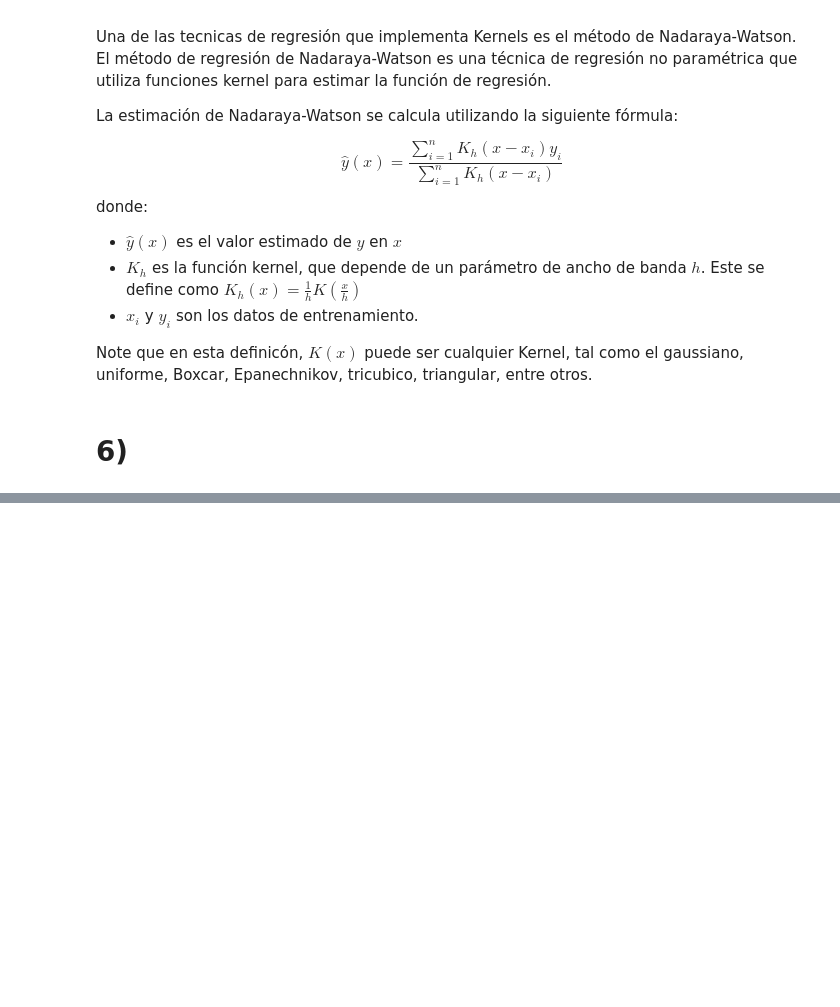
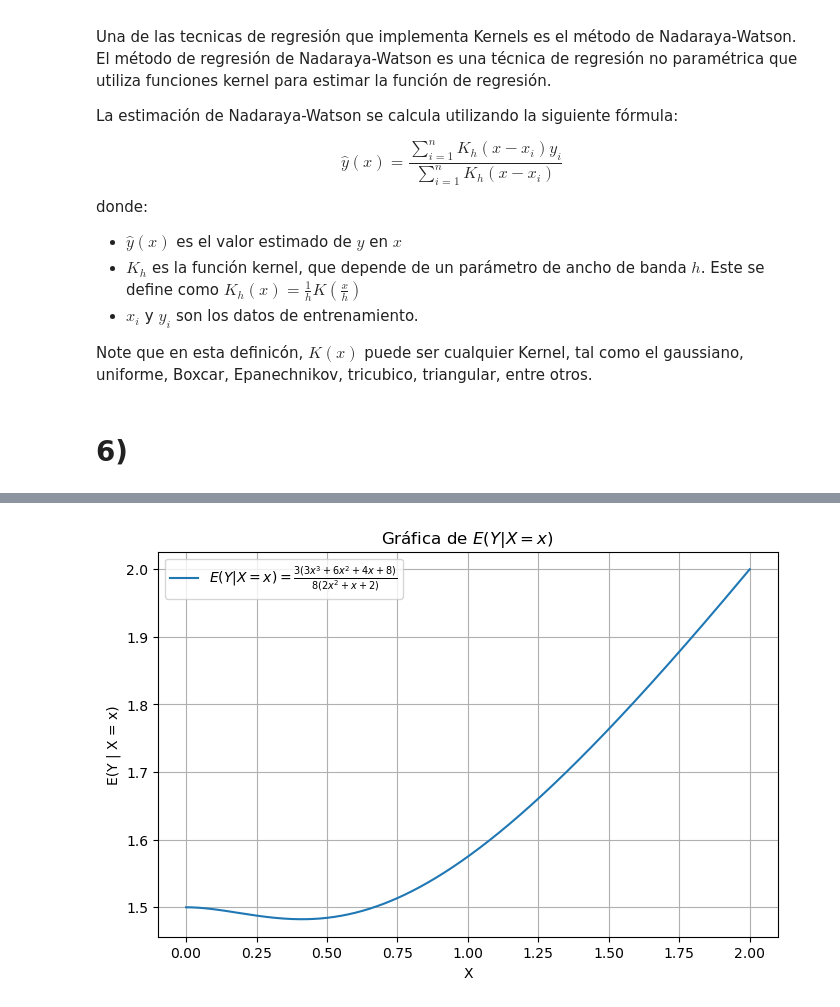
Before and after one commit to scarmonae/ENP_taller_2, a Jupyter notebook: ENP_taller_2_sce.ipynb, the cells around one changed output, grey strips where cells are left out. Cells and saved outputs as stored; diff of their text form; code cells hidden in the pictures; blank space fills up the shorter version.

```diff
--- a/ENP_taller_2_sce.ipynb
+++ b/ENP_taller_2_sce.ipynb
@@ -354,3 +288,30 @@ fig.update_layout(title='Visualización Interactiva de la Función f(x, y)',
 
 # Mostrar la figura
 fig.show()
+# %%
+import matplotlib.pyplot as plt
+
+def expected_value_y_given_x(x):
+    numerator = 3 * (3 * x**3 + 6 * x**2 + 4 * x + 8)
+    denominator = 8 * (2 * x**2 + x + 2)
+    return numerator / denominator
+
+# Generar valores de x
+x_values = np.linspace(0, 2, 400)
+
+# Calcular los valores de E(Y | X = x)
+y_values = expected_value_y_given_x(x_values)
+
+# Graficar la función
+plt.figure(figsize=(8, 5))
+plt.plot(x_values, y_values, label=r"$E(Y | X = x) = \frac{3 (3 x^3 + 6 x^2 + 4 x + 8)}{8 (2 x^2 + x + 2)}$")
+plt.title("Gráfica de $E(Y | X = x)$")
+plt.xlabel("X")
+plt.ylabel("E(Y | X = x)")
+plt.legend()
+plt.grid(True)
+plt.show()
+# Comentamos la llamada al método show para prevenir ejecución aquí.
+# plt.show()
+# %% [output]
+[figure, added]
```
Also changed, not shown: parts of 1 cell of this notebook.
